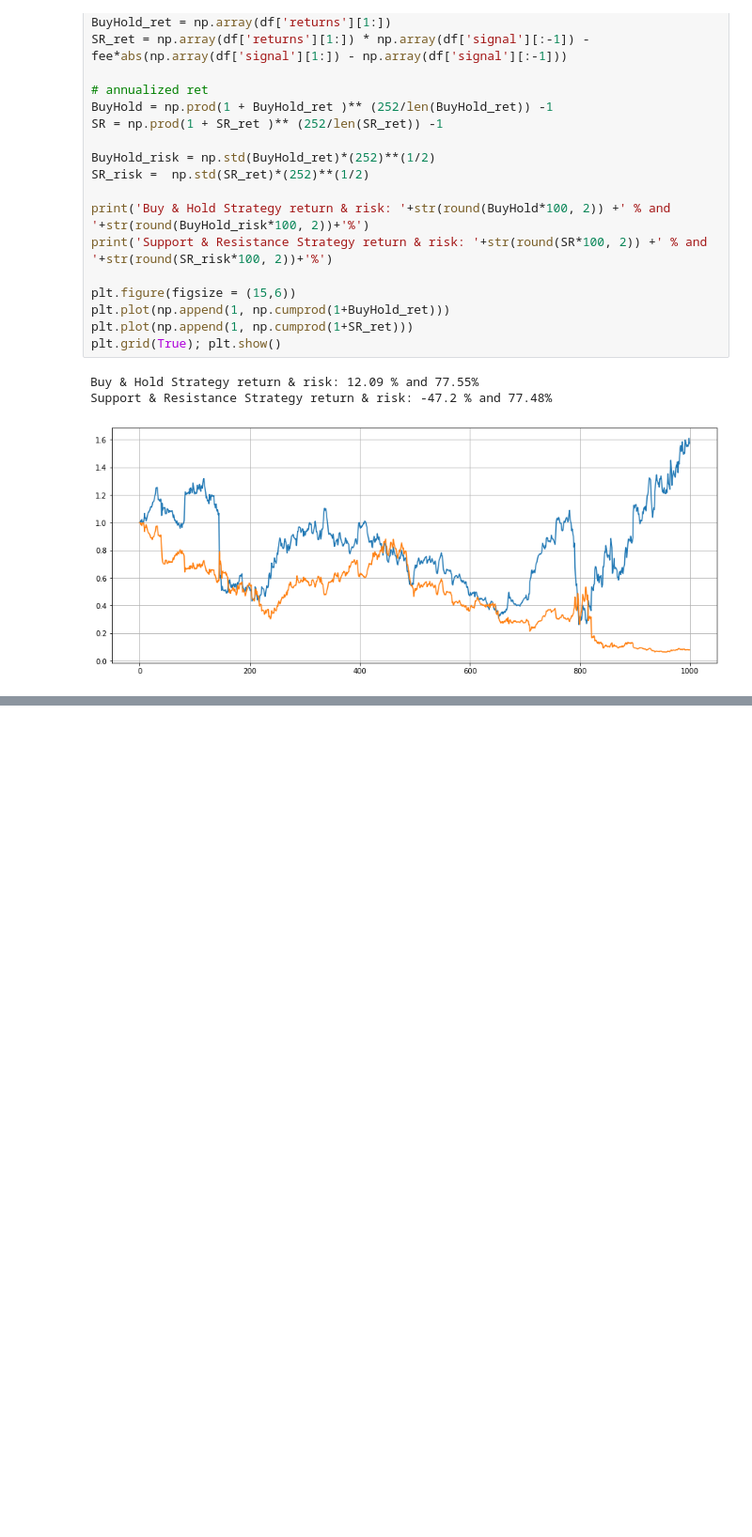
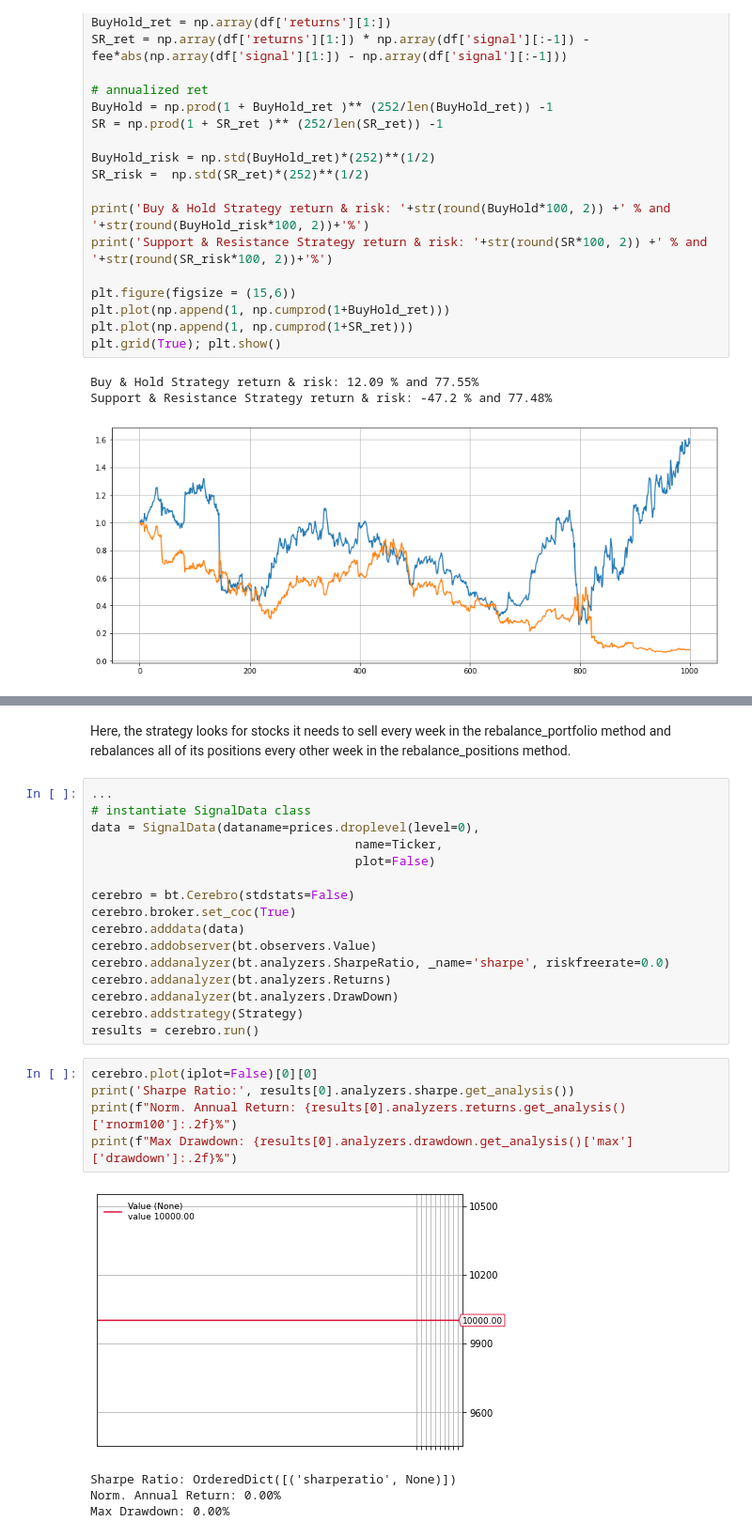
Before and after one commit to saritmaitra/Momentum_Trading, a Jupyter notebook: SupportResistance_Experimental.ipynb, the cells around one changed output, grey strips where cells are left out. Shown at 94% size. Cells and saved outputs as stored; diff of their text form; blank space fills up the shorter version.

```diff
--- a/SupportResistance_Experimental.ipynb
+++ b/SupportResistance_Experimental.ipynb
@@ -186,0 +360,28 @@ all_data
+# %% [markdown]
+Here, the strategy looks for stocks it needs to sell every week in the rebalance_portfolio method and rebalances all of its positions every other week in the rebalance_positions method.
+# %%
+...
+# instantiate SignalData class
+data = SignalData(dataname=prices.droplevel(level=0),
+                                    name=Ticker,
+                                    plot=False)
+
+cerebro = bt.Cerebro(stdstats=False)
+cerebro.broker.set_coc(True)
+cerebro.adddata(data)
+cerebro.addobserver(bt.observers.Value)
+cerebro.addanalyzer(bt.analyzers.SharpeRatio, _name='sharpe', riskfreerate=0.0)
+cerebro.addanalyzer(bt.analyzers.Returns)
+cerebro.addanalyzer(bt.analyzers.DrawDown)
+cerebro.addstrategy(Strategy)
+results = cerebro.run()
+# %%
+cerebro.plot(iplot=False)[0][0]
+print('Sharpe Ratio:', results[0].analyzers.sharpe.get_analysis())
+print(f"Norm. Annual Return: {results[0].analyzers.returns.get_analysis()['rnorm100']:.2f}%")
+print(f"Max Drawdown: {results[0].analyzers.drawdown.get_analysis()['max']['drawdown']:.2f}%")
+# %% [output]
+[figure, added]
+Sharpe Ratio: OrderedDict([('sharperatio', None)])
+Norm. Annual Return: 0.00%
+Max Drawdown: 0.00%
```
Also changed, not shown: parts of 13 cells of this notebook.
